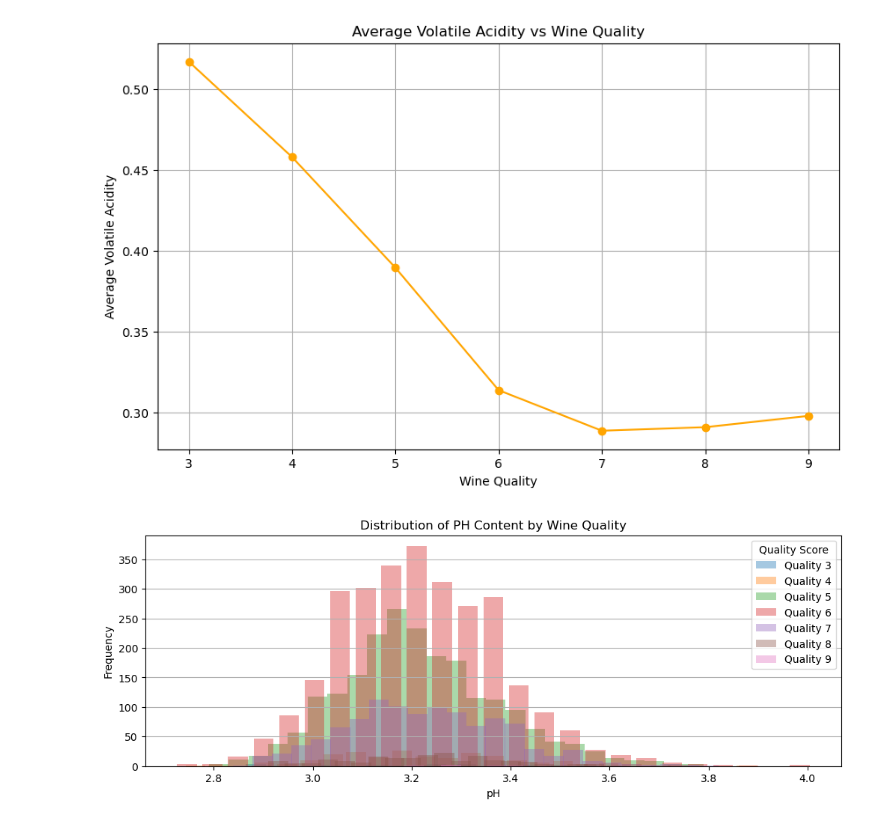
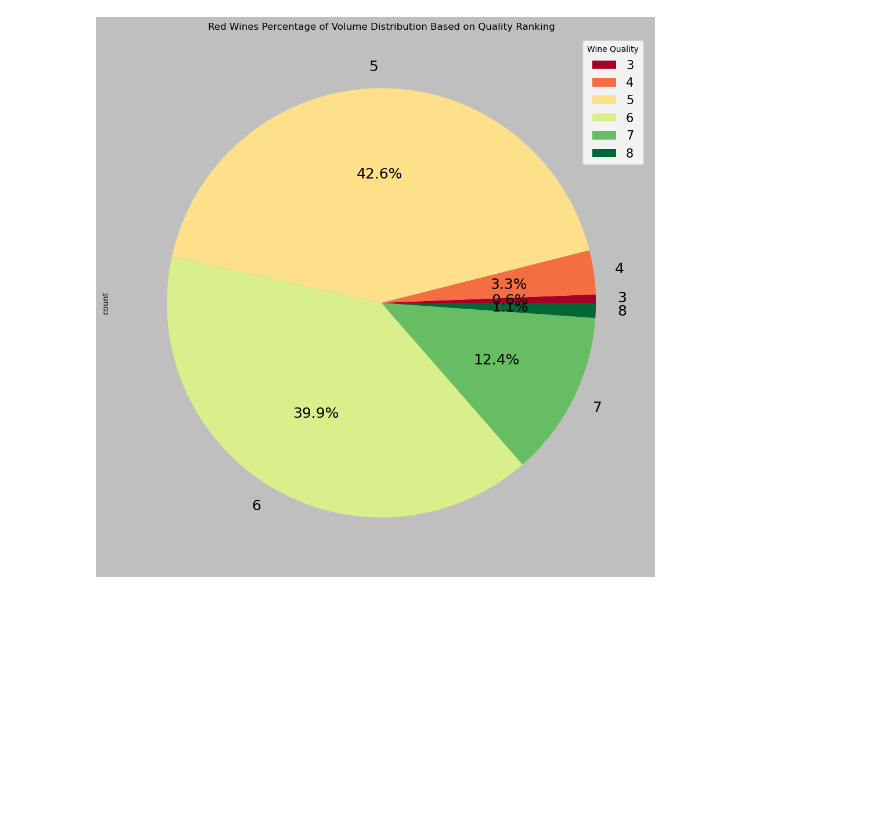
Before and after one commit to AiSuccessNow/Wine-Quality-Analysis, a Jupyter notebook: cleaned_wine_data.ipynb, the cells around one changed output. Cells and saved outputs as stored; diff of their text form; code cells hidden in the pictures; blank space fills up the shorter version.

```diff
--- a/cleaned_wine_data.ipynb
+++ b/cleaned_wine_data.ipynb
@@ -97,12 +59,0 @@ plt.show()
-# %%
-# Calculate the average volatile acidity for each quality rating
-avg_volatile_acidity_quality = wine_df.groupby('quality')['volatile acidity'].mean()
-plt.figure(figsize=(10, 6))
-plt.plot(avg_volatile_acidity_quality.index, avg_volatile_acidity_quality.values, marker='o', linestyle='-', color='orange')
-plt.title('Average Volatile Acidity vs Wine Quality')
-plt.xlabel('Wine Quality')
-plt.ylabel('Average Volatile Acidity')
-plt.grid(True)
-plt.show()
-# %% [output]
-[figure, removed]
@@ -111,17 +59,0 @@ plt.show()
-# %%
-plt.figure(figsize=(12, 4))
-
-for quality in sorted(wine_df['quality'].unique()):
-    subset = wine_df[wine_df['quality'] == quality]
-    counts, bin_edges = np.histogram(subset['pH'], bins=25)
-    bin_centers = (bin_edges[:-1] + bin_edges[1:]) / 2
-    plt.bar(bin_centers, counts, alpha=0.4, label=f'Quality {quality}', width=0.04)
-
-plt.title('Distribution of PH Content by Wine Quality')
-plt.xlabel('pH')
-plt.ylabel('Frequency')
-plt.legend(title='Quality Score')
-plt.grid(axis='y')
-plt.show()
-# %% [output]
-[figure, removed]
@@ -142,0 +60,9 @@ plt.show()
+# %%
+red_wine_df['quality'].value_counts().sort_index().plot(kind='pie',autopct='%1.1f%%',cmap="RdYlGn",figsize=(12,12),fontsize=18)
+plt.title('Red Wines Percentage of Volume Distribution Based on Quality Ranking')
+plt.legend(title='Wine Quality',fontsize=15 )
+plt.grid(axis='y')
+plt.style.use("grayscale")
+plt.show()
+# %% [output]
+[figure, added]
```
Also changed, not shown: parts of 20 cells of this notebook.
